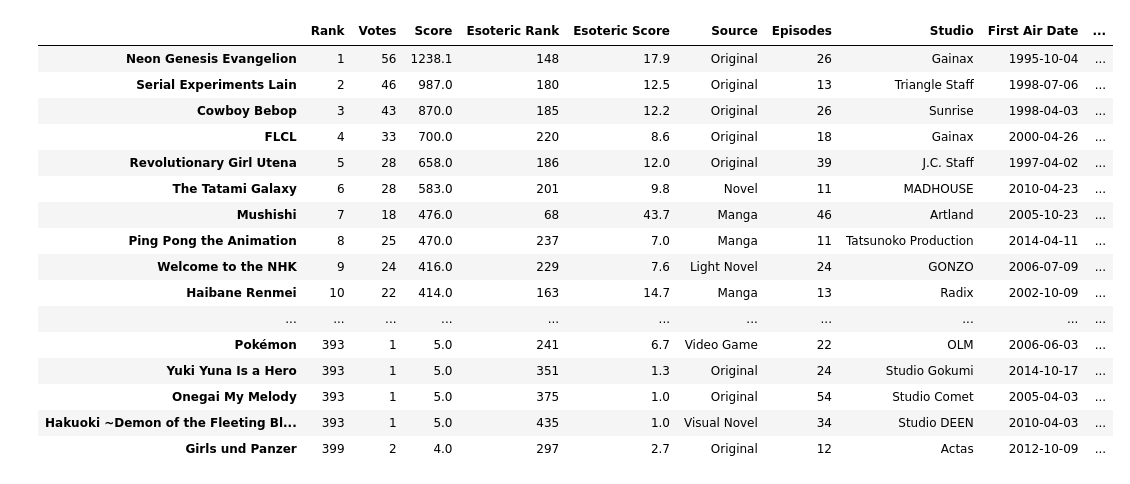
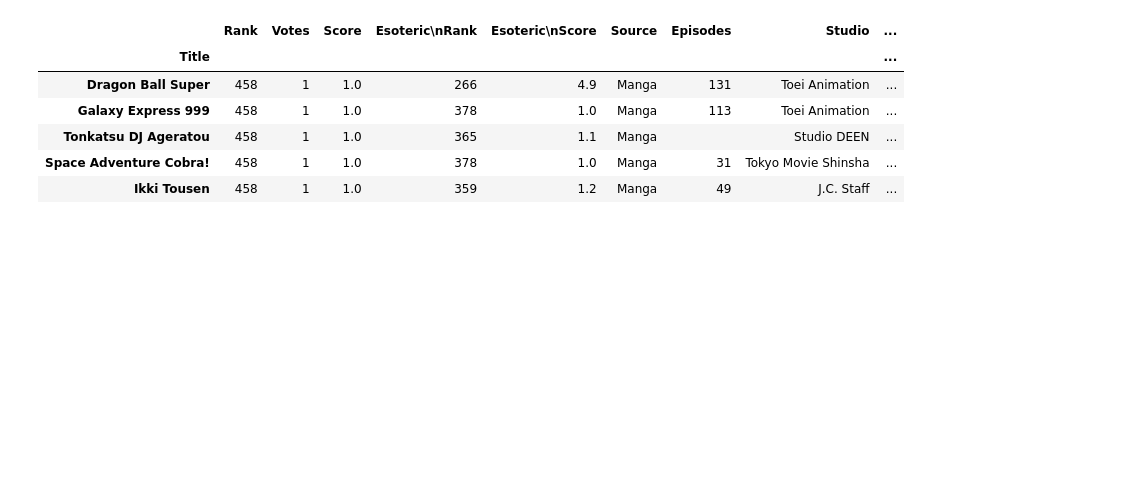
Before and after one commit to YasashiiDia/AniChart, a Jupyter notebook: AniChartPrep.ipynb, the cells around one changed output. Drawn from its saved outputs; the diff is of its cells as text; code cells hidden in the pictures; blank space fills up the shorter version.

```diff
--- a/AniChartPrep.ipynb
+++ b/AniChartPrep.ipynb
@@ -76,0 +25,6 @@ Density: 0.049828832255610495
+# %%
+votesheet = gc.open('RYM AniChart 4.0').worksheet('Votes')
+votes = votesheet.get_all_values()
+
+chartsheet = gc.open('RYM AniChart 4.0').worksheet('Charts')
+charts = chartsheet.get_all_values()
@@ -76,0 +55,4 @@ Density: 0.049828832255610495
+# %%
+titlesdf = vdf.applymap(lambda x: x.split(". ", 1)[-1]).to_numpy().flatten()
+titlesdf = np.unique(titlesdf)
+titlesdf = pd.DataFrame(titlesdf, columns=["Title"])[1:]
@@ -79,9 +106,9 @@ Density: 0.049828832255610495
 # %%
 # Number of ranked votes
-ranked_votes = [max(max(vdf[vdf[col].notna()][col]),0) for col in vdf.columns]
+ranked_votes = [max(max(mdf[mdf[col].notna()][col]),0) for col in mdf.columns]
 
 # Number of unranked votes
-unranked_votes = [vdf[vdf[col]==-1][col].count() for col in vdf.columns]
+unranked_votes = [mdf[mdf[col]==-1][col].count() for col in mdf.columns]
 
 # Total votes
 from operator import add
@@ -90,6 +117,6 @@ total_votes= list(map(add, ranked_votes, unranked_votes))
 vm_index = ['ranked_votes','unranked_votes', 'total_votes']
 vm_data = [ranked_votes, unranked_votes, total_votes]
 
-vmdf = pd.DataFrame(vm_data,columns=vy[0,:],index=vm_index)
+vmdf = pd.DataFrame(vm_data, columns=mdf.columns, index=vm_index)
 vmdf
 # %% [output]
@@ -148,13 +174,8 @@ df['Score'] += 0.001*df['Votes'] # hacky way of sorting ties by votes
 # %%
-# Rankings
-df['Rank'] = df['Score'].rank(ascending=False,method='min').astype(int)
-df['Esoteric Rank'] = df['Esoteric Score'].rank(ascending=False,method='min').astype(int)
-
-# Rounding
-df['Score'] = df['Score'].round(1)
-df['Esoteric Score'] = df['Esoteric Score'].round(1)
-
-df.loc[df['Score']<1,'Votes'] = 0
-
-df.sort_values(by=['Rank']).head(5)
+cdf['Rank'] = cdf['Score'].rank(ascending=False,method='min').astype(int)
+cdf['Score'] = cdf['Score'].round(1)
+cdf['Esoteric\nScore'] = cdf['Esoteric\nScore'].round(1)
+cdf['Esoteric\nRank'] = cdf['Esoteric\nScore'].rank(ascending=False,method='min').astype(int)
+cdf.loc[cdf['Score']<1,'Votes'] = 0
+cdf.sort_values(by=['Rank']).head(5)
 # %% [output]
@@ -287,34 +306,24 @@ IndexError: Hori-san to Miyamura-kun
 # %%
 # Flatten genres list
 separator = ', '
-for title in titlesdf:
-    if type(df.loc[title,'Genres']) == list:
-        df.loc[title,'Genres'] = separator.join(df.loc[title,'Genres'])
+for title in cdf.index:
+    if type(cdf.loc[title,'Genres']) == list:
+        cdf.loc[title,'Genres'] = separator.join(cdf.loc[title,'Genres'])
 
 
 # Capitalize Source
-df['Source'] = df['Source'].str.replace('_',' ')
-df['Source'] = df['Source'].str.title()
+cdf['Source'] = cdf['Source'].str.replace('_',' ')
+cdf['Source'] = cdf['Source'].str.title()
 
-df.head(1000)
+cdf.tail()
 # %% [output]
-|  | Rank | Votes | Score | Esoteric Rank | Esoteric Score | Source | Episodes | Studio | First Air Date | ... |
-| Neon Genesis Evangelion | 1 | 56 | 1238.1 | 148 | 17.9 | Original | 26 | Gainax | 1995-10-04 | ... |
-| Serial Experiments Lain | 2 | 46 | 987.0 | 180 | 12.5 | Original | 13 | Triangle Staff | 1998-07-06 | ... |
-| Cowboy Bebop | 3 | 43 | 870.0 | 185 | 12.2 | Original | 26 | Sunrise | 1998-04-03 | ... |
-| FLCL | 4 | 33 | 700.0 | 220 | 8.6 | Original | 18 | Gainax | 2000-04-26 | ... |
-| Revolutionary Girl Utena | 5 | 28 | 658.0 | 186 | 12.0 | Original | 39 | J.C. Staff | 1997-04-02 | ... |
-| The Tatami Galaxy | 6 | 28 | 583.0 | 201 | 9.8 | Novel | 11 | MADHOUSE | 2010-04-23 | ... |
-| Mushishi | 7 | 18 | 476.0 | 68 | 43.7 | Manga | 46 | Artland | 2005-10-23 | ... |
-| Ping Pong the Animation | 8 | 25 | 470.0 | 237 | 7.0 | Manga | 11 | Tatsunoko Production | 2014-04-11 | ... |
-| Welcome to the NHK | 9 | 24 | 416.0 | 229 | 7.6 | Light Novel | 24 | GONZO | 2006-07-09 | ... |
-| Haibane Renmei | 10 | 22 | 414.0 | 163 | 14.7 | Manga | 13 | Radix | 2002-10-09 | ... |
-| ... | ... | ... | ... | ... | ... | ... | ... | ... | ... | ... |
-| Pokémon | 393 | 1 | 5.0 | 241 | 6.7 | Video Game | 22 | OLM | 2006-06-03 | ... |
-| Yuki Yuna Is a Hero | 393 | 1 | 5.0 | 351 | 1.3 | Original | 24 | Studio Gokumi | 2014-10-17 | ... |
-| Onegai My Melody | 393 | 1 | 5.0 | 375 | 1.0 | Original | 54 | Studio Comet | 2005-04-03 | ... |
-| Hakuoki ~Demon of the Fleeting Bl... | 393 | 1 | 5.0 | 435 | 1.0 | Visual Novel | 34 | Studio DEEN | 2010-04-03 | ... |
-| Girls und Panzer | 399 | 2 | 4.0 | 297 | 2.7 | Original | 12 | Actas | 2012-10-09 | ... |
+|  | Rank | Votes | Score | Esoteric\nRank | Esoteric\nScore | Source | Episodes | Studio | ... |
+| Title |  |  |  |  |  |  |  |  | ... |
+| Dragon Ball Super | 458 | 1 | 1.0 | 266 | 4.9 | Manga | 131 | Toei Animation | ... |
+| Galaxy Express 999 | 458 | 1 | 1.0 | 378 | 1.0 | Manga | 113 | Toei Animation | ... |
+| Tonkatsu DJ Ageratou | 458 | 1 | 1.0 | 365 | 1.1 | Manga |  | Studio DEEN | ... |
+| Space Adventure Cobra! | 458 | 1 | 1.0 | 378 | 1.0 | Manga | 31 | Tokyo Movie Shinsha | ... |
+| Ikki Tousen | 458 | 1 | 1.0 | 359 | 1.2 | Manga | 49 | J.C. Staff | ... |
 # %%
 # Query TMDb.org
 
```
Also changed, not shown: parts of 29 cells of this notebook, 3 other files.
